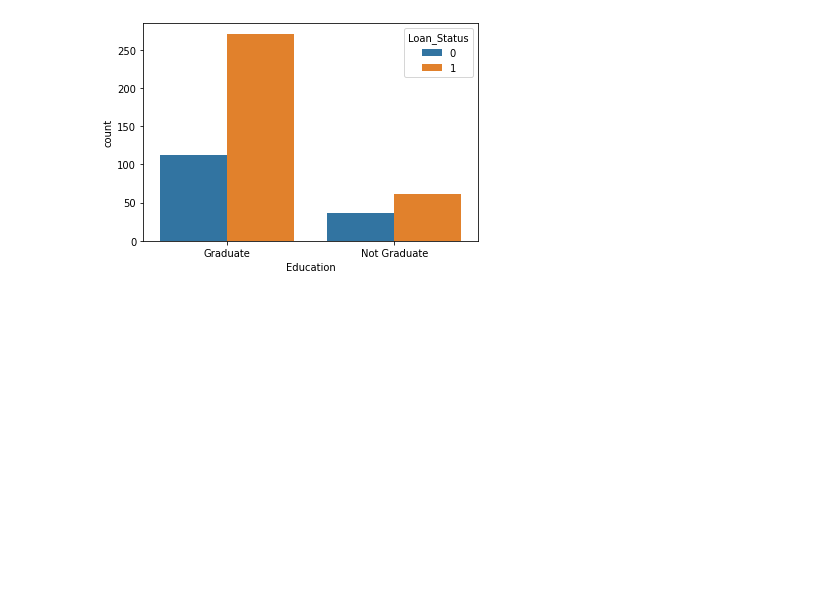
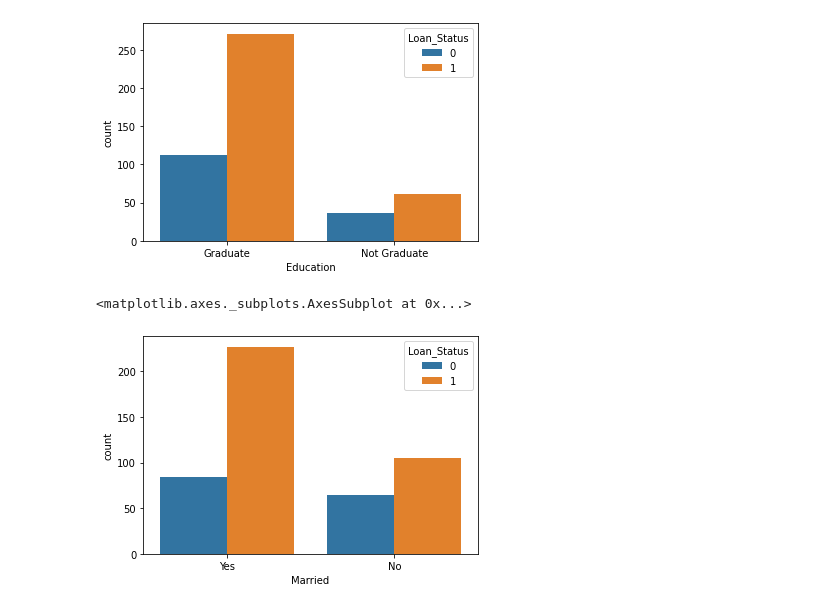
Before and after one commit to Joykareko/Data-Science-Projects, a Jupyter notebook: Loan_Status_Prediction_ML_Project_5.ipynb, the cells around one changed output. Saved outputs shown, nothing was run; the diff lists cells and outputs as text; code cells hidden in the pictures; blank space fills up the shorter version.

```diff
--- a/Loan_Status_Prediction_ML_Project_5.ipynb
+++ b/Loan_Status_Prediction_ML_Project_5.ipynb
@@ -137,3 +137,9 @@ sns.countplot('Education', hue = 'Loan_Status', data = loan_dataset)
 # %% [output]
 <matplotlib.axes._subplots.AxesSubplot at 0x...>
 [figure]
+# %%
+#visualizing how marital_status ca affect loan giving
+sns.countplot('Married', hue = 'Loan_Status',data = loan_dataset)
+# %% [output]
+<matplotlib.axes._subplots.AxesSubplot at 0x...>
+[figure, added]
```
Also changed, not shown: parts of 9 cells of this notebook.
